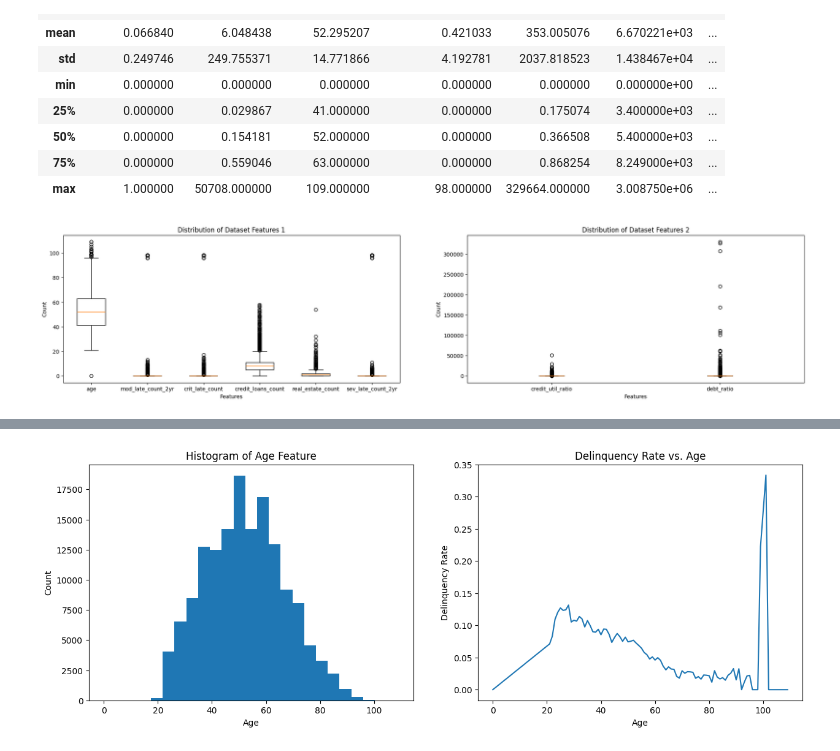
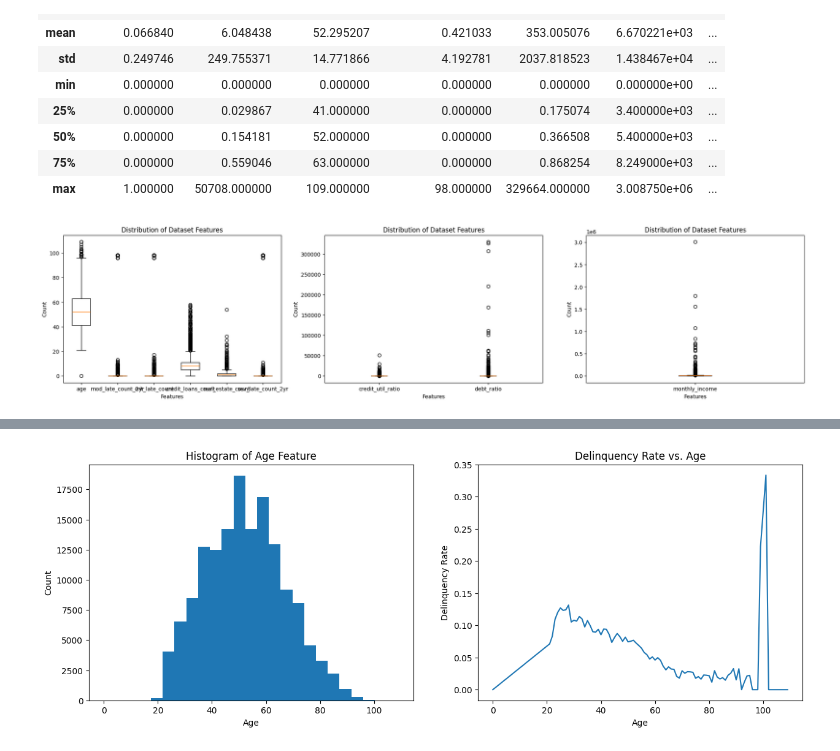
Before and after one commit to nb488/Credit-Risk-Prediction-Project, a Jupyter notebook: main.ipynb, the cells around one changed output, grey strips where cells are left out. Drawn from its saved outputs; the diff is of its cells as text; code cells hidden in the pictures.

Commit message:
Cleaning EDA graphs

```diff
--- a/main.ipynb
+++ b/main.ipynb
@@ -183,23 +193,28 @@ credit_traindf.describe()
 # %%
 columns_0 = credit_traindf[["age", "mod_late_count_2yr", "crit_late_count", "credit_loans_count", "real_estate_count", "sev_late_count_2yr", ]]
 columns_1 = credit_traindf[["credit_util_ratio", "debt_ratio", ]]
 
-fig, ax = plt.subplots(1,2, figsize=(25,5))
+fig, ax = plt.subplots(1,3, figsize=(25,5))
 
-ax[0].set_title("Distribution of Dataset Features 1")
+ax[0].set_title("Distribution of Dataset Features")
 ax[0].boxplot(columns_0)
 ax[0].set_xticks(ticks = range(1,7), labels = columns_0)
 ax[0].set_ylabel("Count")
 ax[0].set_xlabel("Features")
 
-ax[1].set_title("Distribution of Dataset Features 2")
+ax[1].set_title("Distribution of Dataset Features")
 ax[1].boxplot(columns_1)
 ax[1].set_xticks(ticks = range(1,3), labels = columns_1)
 ax[1].set_ylabel("Count")
 ax[1].set_xlabel("Features")
 
+ax[2].set_title("Distribution of Dataset Features")
+ax[2].boxplot(x = credit_traindf["monthly_income"].dropna())
+ax[2].set_xticklabels(["monthly_income"])
+ax[2].set_ylabel("Count")
+ax[2].set_xlabel("Features")
 
 
 plt.show()
 # %% [output]
-[figure, old version]
+[figure, new version]
```
Also changed, not shown: parts of 5 cells of this notebook.
